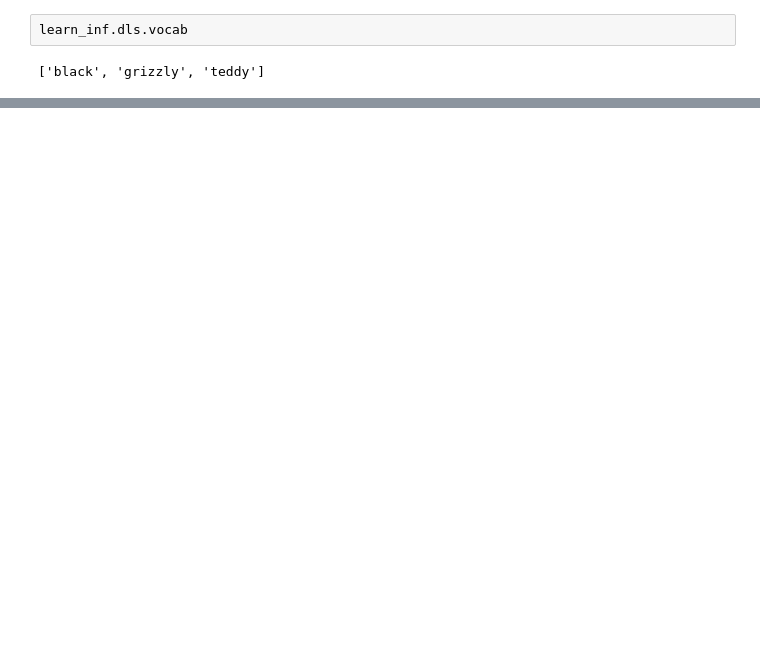
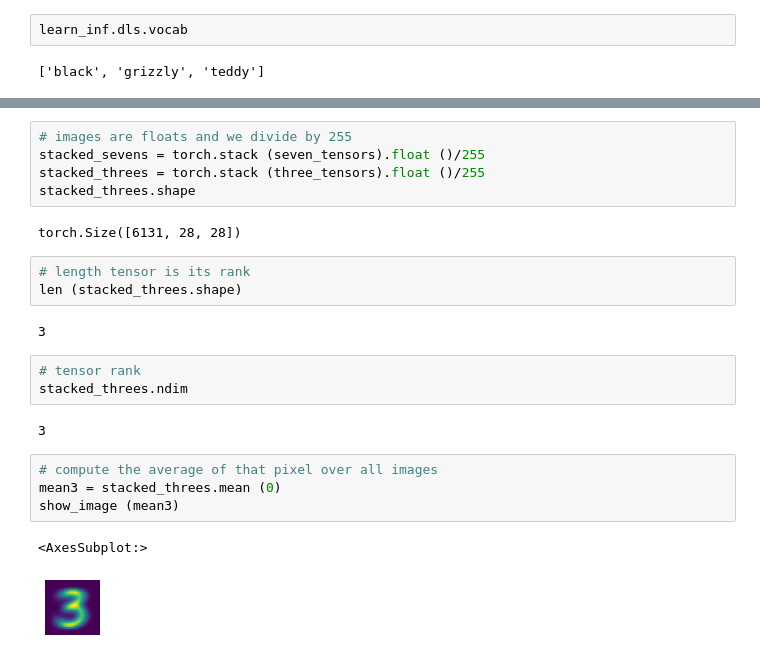
Before and after one commit to AleksandrMorozov123/My-self-educate, a Jupyter notebook: computer-vision-excercises.ipynb, the cells around one changed output, grey strips where cells are left out. Drawn from its saved outputs; the diff is of its cells as text; blank space fills up the shorter version.

Commit message:
Kaggle Notebook | Computer vision excercises | Version 12

```diff
--- a/computer-vision-excercises.ipynb
+++ b/computer-vision-excercises.ipynb
@@ -346,0 +358,24 @@ show_image (three_tensors [1])
+# %%
+# images are floats and we divide by 255
+stacked_sevens = torch.stack (seven_tensors).float ()/255
+stacked_threes = torch.stack (three_tensors).float ()/255
+stacked_threes.shape
+# %% [output]
+torch.Size([6131, 28, 28])
+# %%
+# length tensor is its rank
+len (stacked_threes.shape)
+# %% [output]
+3
+# %%
+# tensor rank
+stacked_threes.ndim
+# %% [output]
+3
+# %%
+# compute the average of that pixel over all images
+mean3 = stacked_threes.mean (0)
+show_image (mean3)
+# %% [output]
+<AxesSubplot:>
+[figure, added]
```
Also changed, not shown: parts of 37 cells of this notebook.
